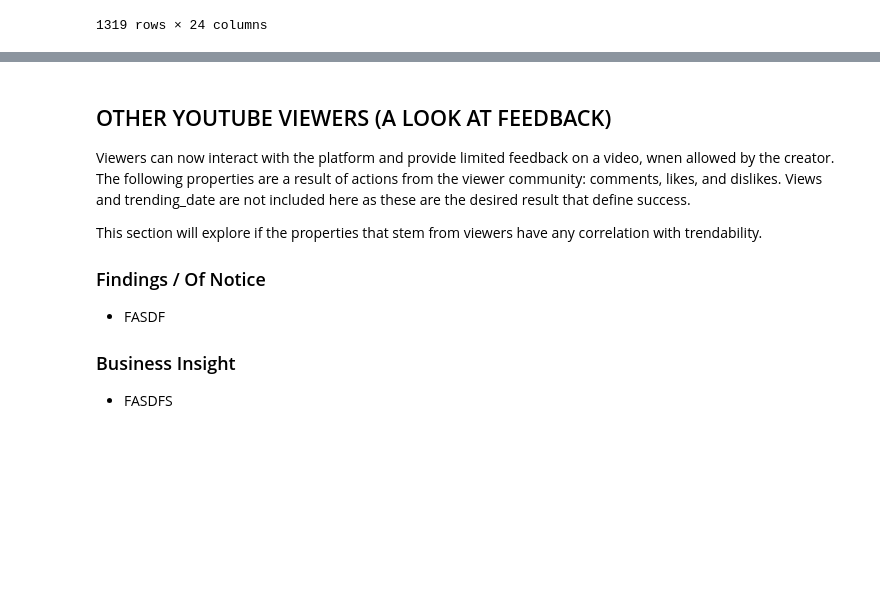
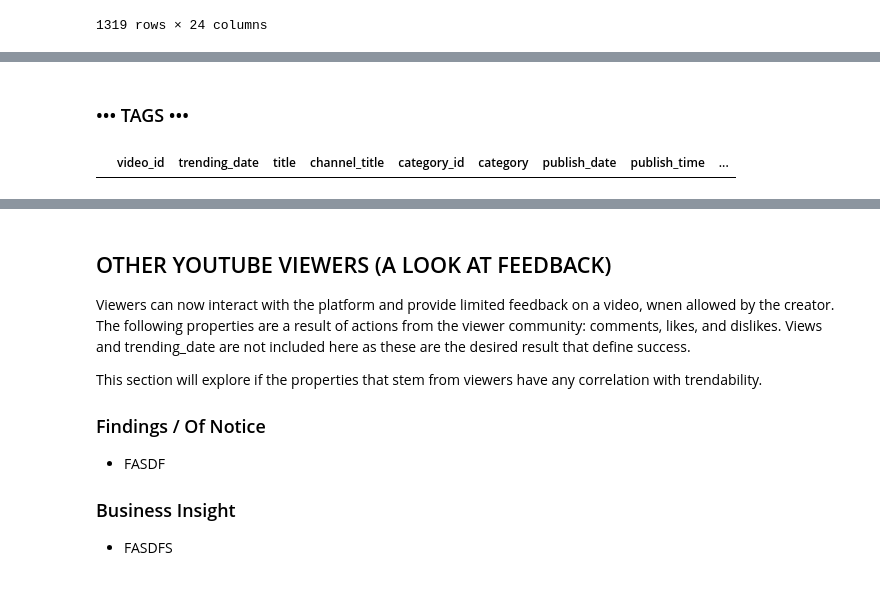
Before and after one commit to rachelleperez/Youtube-Trending, a Jupyter notebook: YoutubeTrendingVideos.ipynb, the cells around one changed output, grey strips where cells are left out. Drawn from its saved outputs; the diff is of its cells as text; code cells hidden in the pictures; blank space fills up the shorter version.

```diff
--- a/YoutubeTrendingVideos.ipynb
+++ b/YoutubeTrendingVideos.ipynb
@@ -304,0 +314,9 @@ df[entertainment & US]
+# %% [markdown]
+### ••• TAGS •••
+# %%
+# every video has tags
+
+no_tags = df['tags'] == None
+df[no_tags]
+# %% [output]
+|  | video_id | trending_date | title | channel_title | category_id | category | publish_date | publish_time | ... |
```
Also changed, not shown: parts of 11 cells of this notebook.
